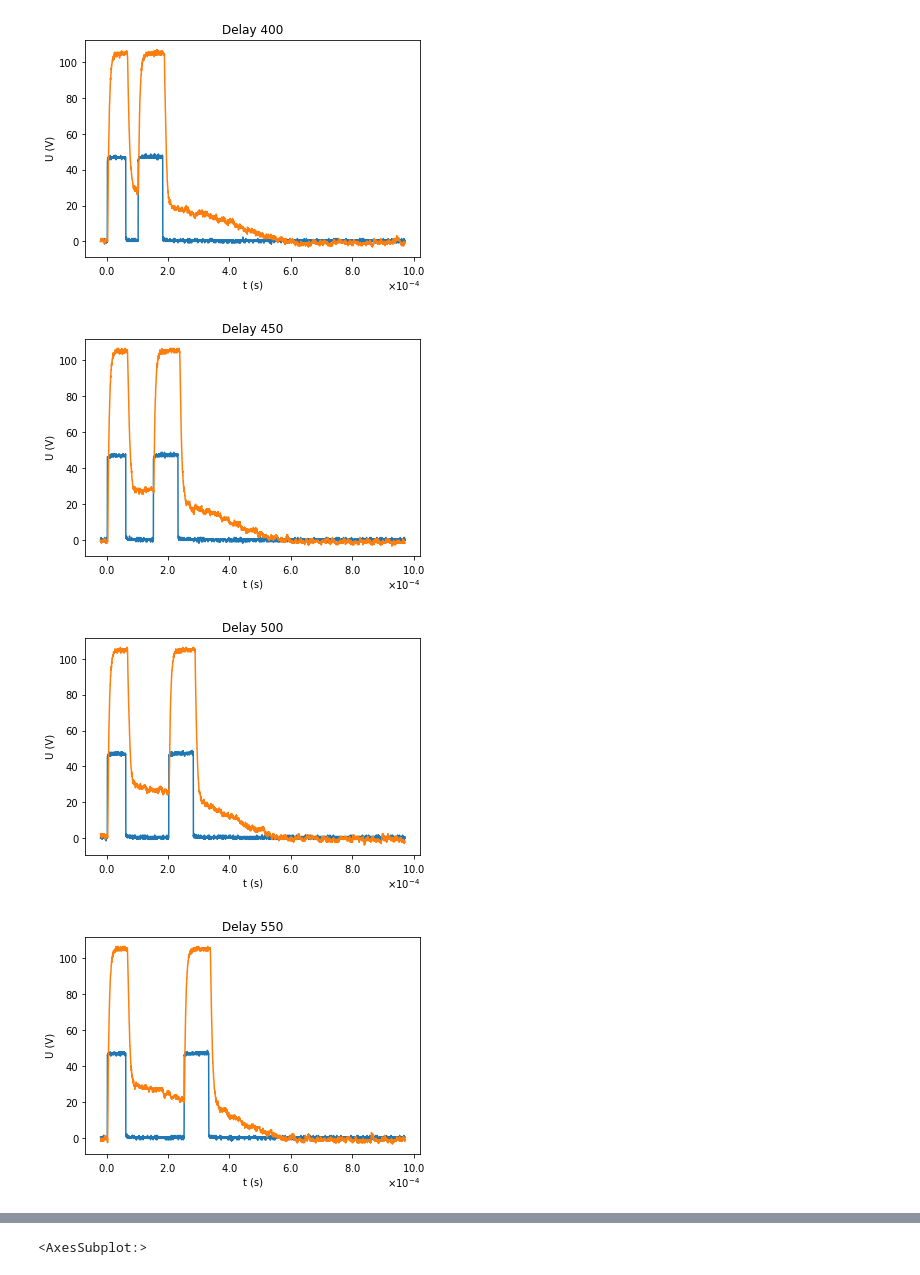
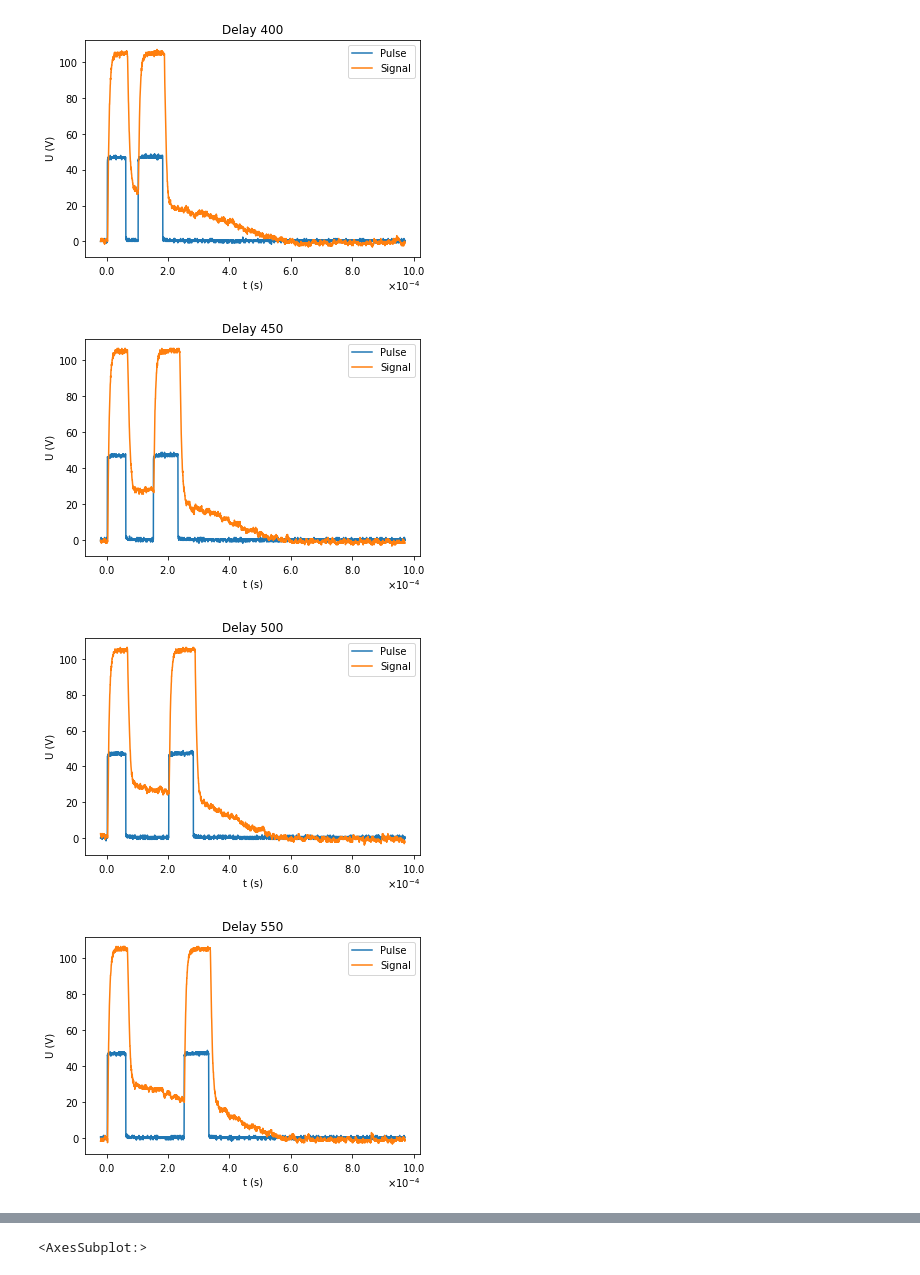
Before and after one commit to everydayanchovies/NMR, a Jupyter notebook: notebooks/nmr_dag_1.ipynb, the cells around one changed output, grey strips where cells are left out. Saved outputs shown, nothing was run; the diff lists cells and outputs as text; code cells hidden in the pictures.

```diff
--- a/notebooks/nmr_dag_1.ipynb
+++ b/notebooks/nmr_dag_1.ipynb
@@ -11,30 +14,29 @@ from notebooks.utils.OOMFormatter import OOMFormatter
 # %%
-SI_PULSE_SIGNAL = 1
-SI_READ_SIGNAL = 2
-
 ds = {}
 for delay in range(400, 850, 50):
     ds[delay] = {}
     for signal_index in [SI_PULSE_SIGNAL, SI_READ_SIGNAL]:
-        df = scope.df_for_csv(scope.path_for_measurement_params(delay, signal_index))
-        ds[delay][signal_index] = df
+        fp = scope.filepath_for_measurement_params(delay, signal_index)
+        ds[delay][signal_index] = scope.df_for_csv(fp)
 # %%
 for delay, signals in ds.items():
     fig, ax = plt.subplots()
 
-    ax.plot(signals[SI_PULSE_SIGNAL]['x'], signals[SI_PULSE_SIGNAL]['y'])
-    ax.plot(signals[SI_READ_SIGNAL]['x'], signals[SI_READ_SIGNAL]['y'])
+    pulse_plot = ax.plot(signals[SI_PULSE_SIGNAL]['x'], signals[SI_PULSE_SIGNAL]['y'], label="Pulse")
+    signal_plot = ax.plot(signals[SI_READ_SIGNAL]['x'], signals[SI_READ_SIGNAL]['y'], label="Signal")
 
     plt.title(f"Delay {delay}")
 
     plt.xlabel("t (s)")
     plt.ylabel("U (V)")
 
     ax.xaxis.set_major_formatter(OOMFormatter(-4, "%1.1f"))
 
+    plt.legend(loc="upper right")
+
     plt.show()
 # %% [output]
-[figure, old version]
+[figure, new version]
-[figure, old version]
+[figure, new version]
-[figure, old version]
+[figure, new version]
-[figure, old version]
+[figure, new version]
```
Also changed, not shown: parts of 2 cells of this notebook, 1 other file.
